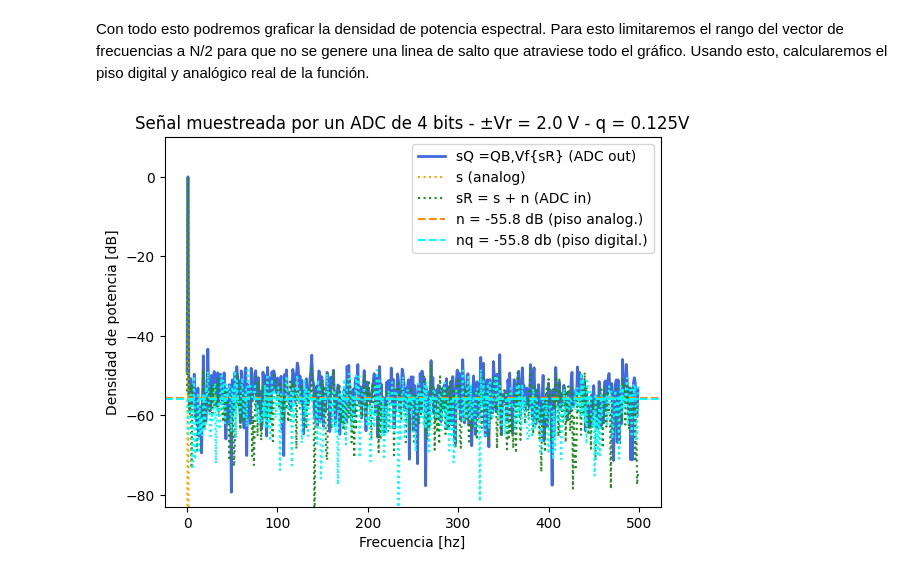
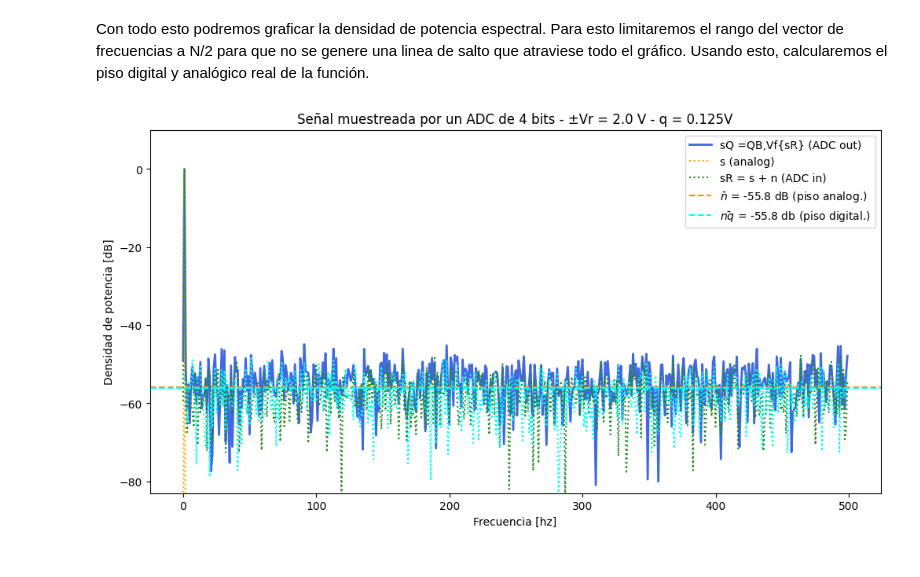
Before and after one commit to SantiagoBoente/APS, a Jupyter notebook: TS2_Santiago_Boente/TS2_Santiago_Boente.ipynb, the cells around one changed output. Cells and saved outputs as stored; diff of their text form; code cells hidden in the pictures.

```diff
--- a/TS2_Santiago_Boente/TS2_Santiago_Boente.ipynb
+++ b/TS2_Santiago_Boente/TS2_Santiago_Boente.ipynb
@@ -122,29 +122,29 @@ Piso digital: -55.843311
 Con todo esto podremos graficar la densidad de potencia espectral. Para esto limitaremos el rango del vector de frecuencias a N/2 para que no se genere una linea de salto que atraviese todo el gráfico. Usando esto, calcularemos el piso digital y analógico real de la función.
 # %%
 # GRÁFICO 2: Densidad de potencia espectral
-plt.figure()
+plt.figure(figsize=(12, 6))
 plt.ylim(-83, 10)
 
 N_half = N // 2
 freq_pos = freq[:N_half]
 
 bin_senal = np.argmax(XXPn_mod[:N_half])  # índice del pico
 mask_ruido = np.ones(N_half, dtype=bool)
 mask_ruido[bin_senal] = False             # excluís el pico
 
 piso_analog_medido  = 10 * np.log10(np.mean(XXPn_mod[:N_half][mask_ruido]) + 1e-12)
 piso_digital_medido = 10 * np.log10(np.mean(EQ_mod[:N_half]) + 1e-12)
 
 plt.plot(freq_pos, XXQ_db[:N_half], color = 'royalblue',label='sQ =QB,Vf{sR} (ADC out)', linewidth = 2)
 plt.plot(freq_pos, XX_db[:N_half], ':', color = 'orange', label = 's (analog)', linewidth = 1.5)
 plt.plot(freq_pos, XXPn_db[:N_half], ':', color = 'forestgreen',label = 'sR = s + n (ADC in)', linewidth = 1.5)
-plt.axhline(piso_analog_medido, color = 'darkorange', linestyle='--', label = f'n = {piso_analog:.1f} dB (piso analog.)',linewidth = 1.5)
-plt.axhline(piso_digital_medido, color = 'cyan', linestyle='--', label = f'nq = {piso_digital:.1f} db (piso digital.)', linewidth = 1.5)
+plt.axhline(piso_analog_medido, color = 'darkorange', linestyle='--', label = f'$\\bar{{n}}$ = {piso_analog:.1f} dB (piso analog.)',linewidth = 1.5)
+plt.axhline(piso_digital_medido, color = 'cyan', linestyle='--', label = f'$\\bar{{nq}}$ = {piso_digital:.1f} db (piso digital.)', linewidth = 1.5)
 plt.plot(freq_pos, EQ_db[:N_half], ':', color='cyan')
 plt.title(f'Señal muestreada por un ADC de {B} bits - ±Vr = {vfs:.1f} V - q = {q:.3f}V')
 plt.xlabel("Frecuencia [hz]")
 plt.ylabel("Densidad de potencia [dB]")
 plt.legend()
 plt.show()
 # %% [output]
-[figure, old version]
+[figure, new version]
```
Also changed, not shown: parts of 14 cells of this notebook.
